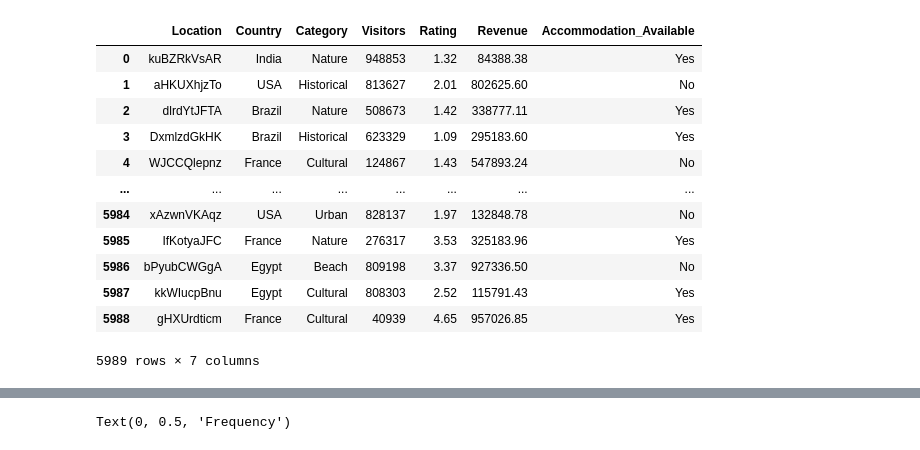
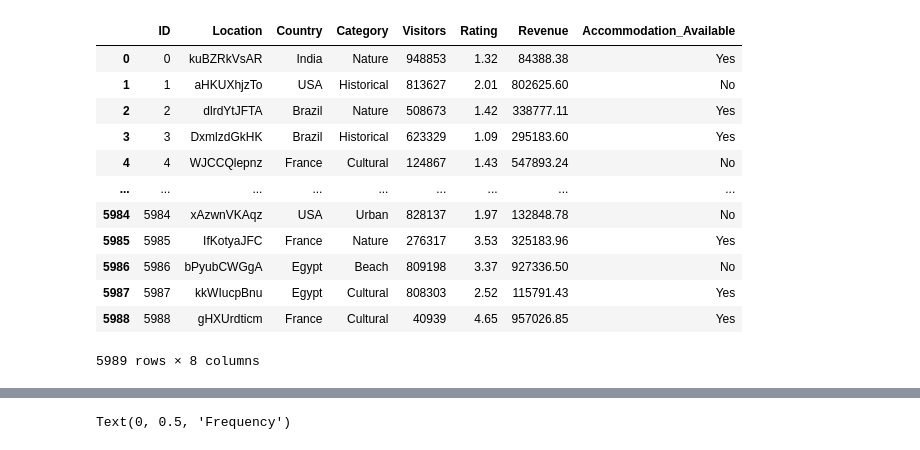
Before and after one commit to Mirai-Kuma/DSProject, a Jupyter notebook: Tourism_YOT.ipynb, the cells around one changed output, grey strips where cells are left out. Saved outputs shown, nothing was run; the diff lists cells and outputs as text; code cells hidden in the pictures.

```diff
--- a/Tourism_YOT.ipynb
+++ b/Tourism_YOT.ipynb
@@ -15,19 +15,20 @@ from sklearn.linear_model import LinearRegression
 from sklearn.metrics import mean_squared_error, r2_score
 # %%
 tour = pd.read_csv('tourism_dataset.csv')
-# %%
-tour
-# %% [output]
-|  | Location | Country | Category | Visitors | Rating | Revenue | Accommodation_Available |
-| 0 | kuBZRkVsAR | India | Nature | 948853 | 1.32 | 84388.38 | Yes |
-| 1 | aHKUXhjzTo | USA | Historical | 813627 | 2.01 | 802625.60 | No |
-| 2 | dlrdYtJFTA | Brazil | Nature | 508673 | 1.42 | 338777.11 | Yes |
-| 3 | DxmlzdGkHK | Brazil | Historical | 623329 | 1.09 | 295183.60 | Yes |
-| 4 | WJCCQlepnz | France | Cultural | 124867 | 1.43 | 547893.24 | No |
-| ... | ... | ... | ... | ... | ... | ... | ... |
-| 5984 | xAzwnVKAqz | USA | Urban | 828137 | 1.97 | 132848.78 | No |
-| 5985 | IfKotyaJFC | France | Nature | 276317 | 3.53 | 325183.96 | Yes |
-| 5986 | bPyubCWGgA | Egypt | Beach | 809198 | 3.37 | 927336.50 | No |
-| 5987 | kkWIucpBnu | Egypt | Cultural | 808303 | 2.52 | 115791.43 | Yes |
-| 5988 | gHXUrdticm | France | Cultural | 40939 | 4.65 | 957026.85 | Yes |
-5989 rows × 7 columns
+# %%
+tour = tour.reset_index().rename(columns = {'index':'ID'})
+tour
+# %% [output]
+|  | ID | Location | Country | Category | Visitors | Rating | Revenue | Accommodation_Available |
+| 0 | 0 | kuBZRkVsAR | India | Nature | 948853 | 1.32 | 84388.38 | Yes |
+| 1 | 1 | aHKUXhjzTo | USA | Historical | 813627 | 2.01 | 802625.60 | No |
+| 2 | 2 | dlrdYtJFTA | Brazil | Nature | 508673 | 1.42 | 338777.11 | Yes |
+| 3 | 3 | DxmlzdGkHK | Brazil | Historical | 623329 | 1.09 | 295183.60 | Yes |
+| 4 | 4 | WJCCQlepnz | France | Cultural | 124867 | 1.43 | 547893.24 | No |
+| ... | ... | ... | ... | ... | ... | ... | ... | ... |
+| 5984 | 5984 | xAzwnVKAqz | USA | Urban | 828137 | 1.97 | 132848.78 | No |
+| 5985 | 5985 | IfKotyaJFC | France | Nature | 276317 | 3.53 | 325183.96 | Yes |
+| 5986 | 5986 | bPyubCWGgA | Egypt | Beach | 809198 | 3.37 | 927336.50 | No |
+| 5987 | 5987 | kkWIucpBnu | Egypt | Cultural | 808303 | 2.52 | 115791.43 | Yes |
+| 5988 | 5988 | gHXUrdticm | France | Cultural | 40939 | 4.65 | 957026.85 | Yes |
+5989 rows × 8 columns
```
Also changed, not shown: parts of 1 cell of this notebook.
